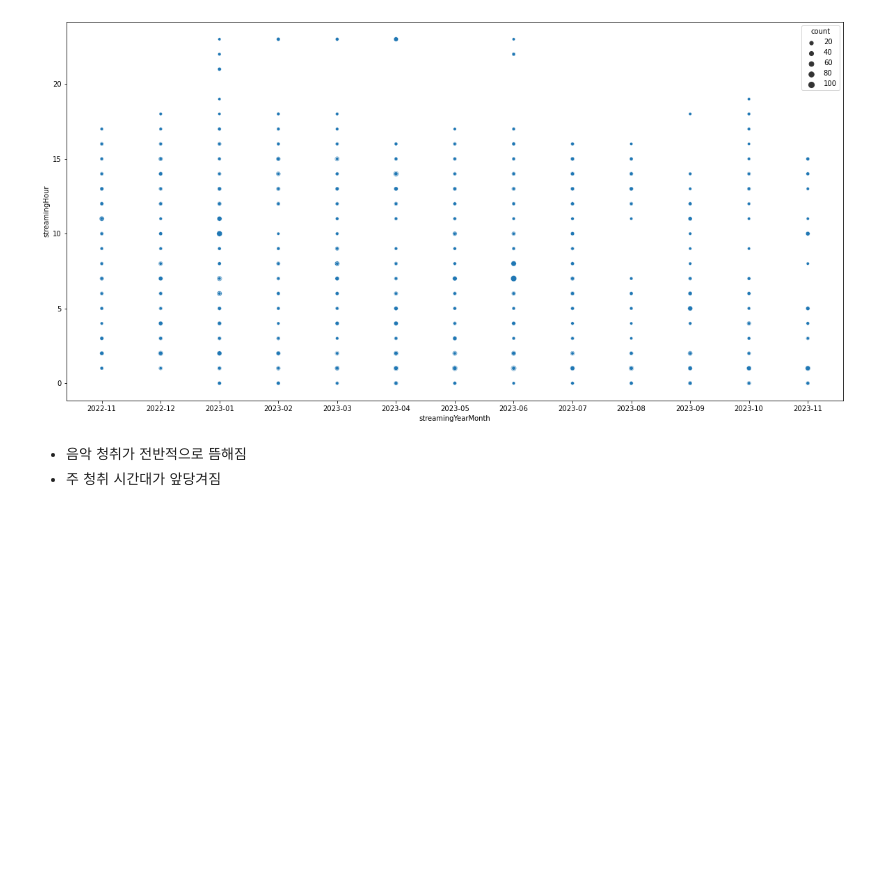
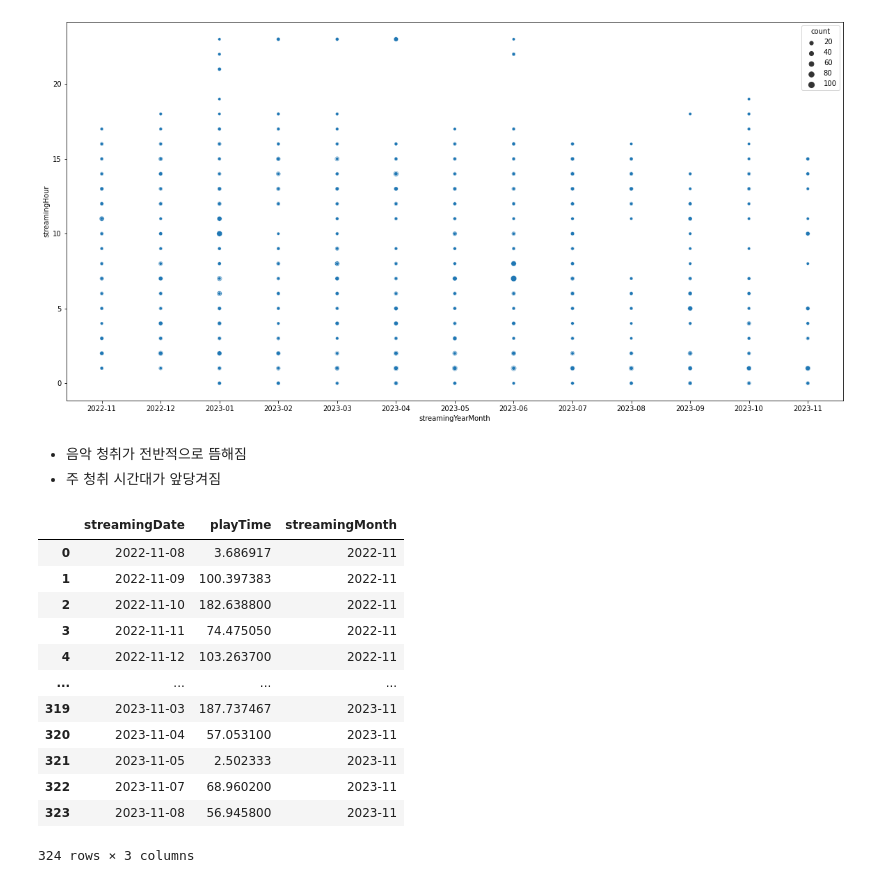
Before and after one commit to ShinHongKyu/spotify-my-history, a Jupyter notebook: my-spotify-history.ipynb, the cells around one changed output. Cells and saved outputs as stored; diff of their text form; code cells hidden in the pictures; blank space fills up the shorter version.

```diff
--- a/my-spotify-history.ipynb
+++ b/my-spotify-history.ipynb
@@ -133,3 +133,22 @@ sns.scatterplot(data= hour_count, x= 'streamingYearMonth', y= 'streamingHour',
 # %% [markdown]
 * 음악 청취가 전반적으로 뜸해짐
 * 주 청취 시간대가 앞당겨짐
+# %%
+# 청취 시간의 변화
+# 월별로 집계해서 시각화
+daily_playtime['streamingMonth']= pd.to_datetime(daily_playtime['streamingDate']).dt.strftime('%Y-%m')
+daily_playtime
+# %% [output]
+|  | streamingDate | playTime | streamingMonth |
+| 0 | 2022-11-08 | 3.686917 | 2022-11 |
+| 1 | 2022-11-09 | 100.397383 | 2022-11 |
+| 2 | 2022-11-10 | 182.638800 | 2022-11 |
+| 3 | 2022-11-11 | 74.475050 | 2022-11 |
+| 4 | 2022-11-12 | 103.263700 | 2022-11 |
+| ... | ... | ... | ... |
+| 319 | 2023-11-03 | 187.737467 | 2023-11 |
+| 320 | 2023-11-04 | 57.053100 | 2023-11 |
+| 321 | 2023-11-05 | 2.502333 | 2023-11 |
+| 322 | 2023-11-07 | 68.960200 | 2023-11 |
+| 323 | 2023-11-08 | 56.945800 | 2023-11 |
+324 rows × 3 columns
```
Also changed, not shown: parts of 1 cell of this notebook.
